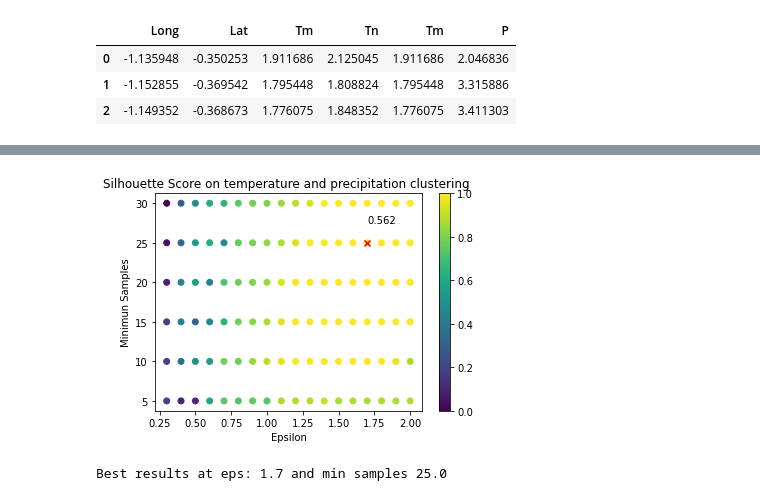
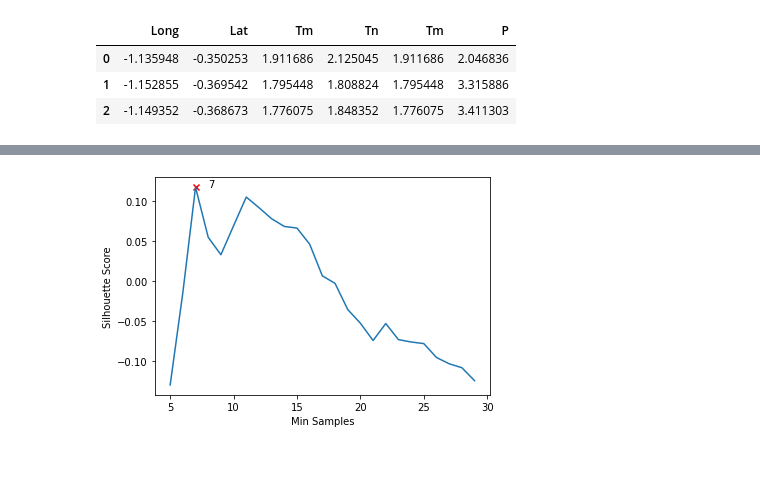
Before and after one commit to gmitchener/MachineLearning, a Jupyter notebook: dbscan_weather.ipynb, the cells around one changed output, grey strips where cells are left out. Cells and saved outputs as stored; diff of their text form; code cells hidden in the pictures; blank space fills up the shorter version.

Commit message:
epsilon and performance metric
added ability to look at the optimal epsilon from knee calculation and some performance metrics

```diff
--- a/dbscan_weather.ipynb
+++ b/dbscan_weather.ipynb
@@ -239,0 +248,5 @@ Best results at eps: 1.5 and min samples: 30.0
+# %%
+labels2 = []
+for i in range(len(labels)):
+    labels2.append(labels[i]+1)
+data['Cluster'] = labels2
@@ -258,3 +313,0 @@ db = DBSCAN(eps=0.5, min_samples=10)
-# %%
-db.fit(precipitation_df)
-labels = db.labels_
@@ -264,0 +314,2 @@ set(labels)
+# %%
+eps_p = find_epsilon(precipitation_df)
@@ -265,5 +318,7 @@ set(labels)
 # %%
+db = DBSCAN(eps=eps_p, min_samples=15).fit(precipitation_df)
+labels = db.labels_
 labels2 = []
 for i in range(len(labels)):
     labels2.append(labels[i]+1)
-set(labels2)
+data['Cluster'] = labels2
@@ -302,31 +357,19 @@ silhouette_score(precipitation_df,labels)
 # %%
-eps = np.linspace(0,2,21).round(2)[3:]
-min_samples = np.linspace(5,30,6)
-x, y = [], []
-scores = []
+ scores = []
+ samples = np.array(range(5,30))
+ for s in samples:
+    db = DBSCAN(eps=eps_p, min_samples=s).fit(precipitation_df)
+    labels = db.labels_
+    scores.append(silhouette_score(precipitation_df,labels))
 
-for e in eps:
-    for s in min_samples:
-        db = DBSCAN(eps=e, min_samples=s).fit(precipitation_df)
-        labels = db.labels_
-        x.append(e)
-        y.append(s)
-        scores.append(silhouette_score(precipitation_df,labels))
+xpos = samples[scores.index(max(scores))]
+ypos = max(scores)
 
-max_score = max(scores)
-xpos = x[scores.index(max_score)]
-ypos = y[scores.index(max_score)]
-
-plt.scatter(x,y,c=scores)
+plt.plot(samples,scores)
 plt.scatter(xpos,ypos,marker='x',color='red')
-plt.text(xpos,ypos+2.5,f'{max_score.round(3)}')
-plt.xlabel('Epsilon')
-plt.ylabel('Minimun Samples')
-plt.title('Silhouette Score on temperature and precipitation clustering ')
-plt.colorbar()
+plt.text(xpos+1,ypos,f'{xpos}')
+plt.xlabel('Min Samples')
+plt.ylabel('Silhouette Score')
 plt.show()
-
-print(f'Best results at eps: {xpos} and min samples {ypos}')
 # %% [output]
-[figure, old version]
+[figure, new version]
-Best results at eps: 1.7 and min samples 25.0
```
Also changed, not shown: parts of 15 cells of this notebook, 1 other file.
